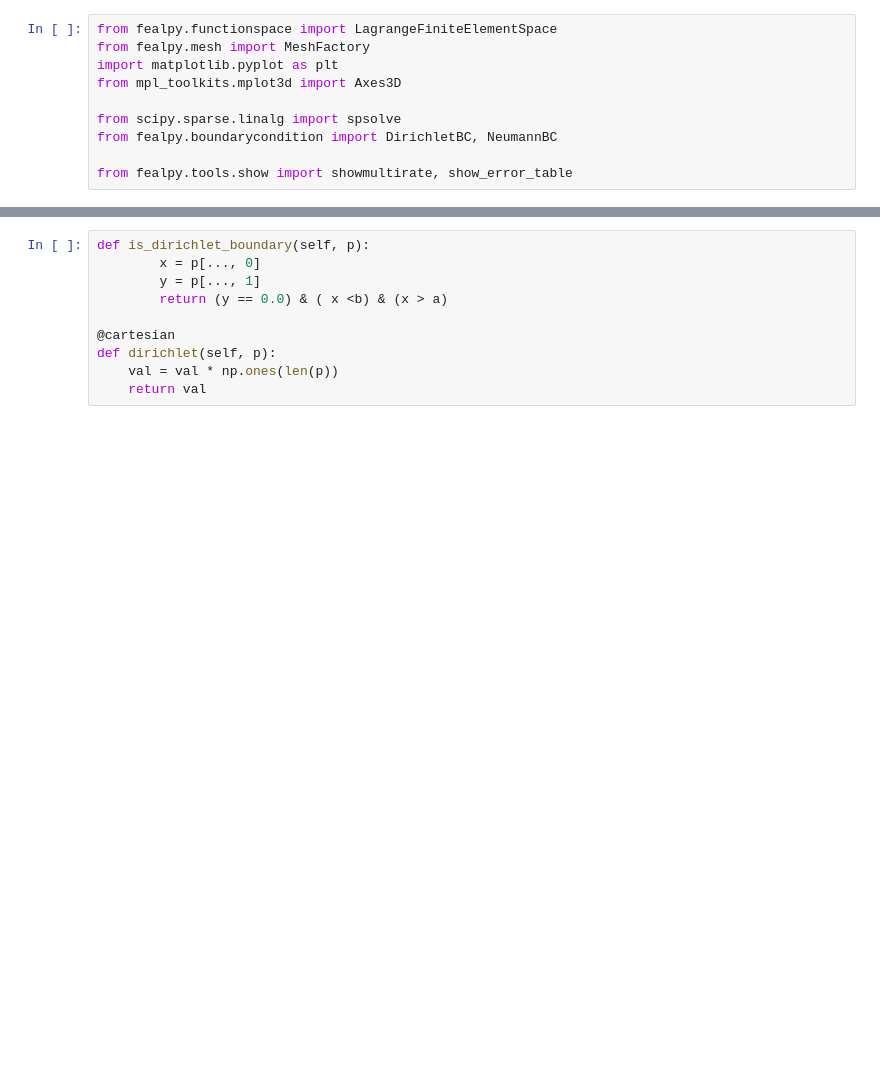
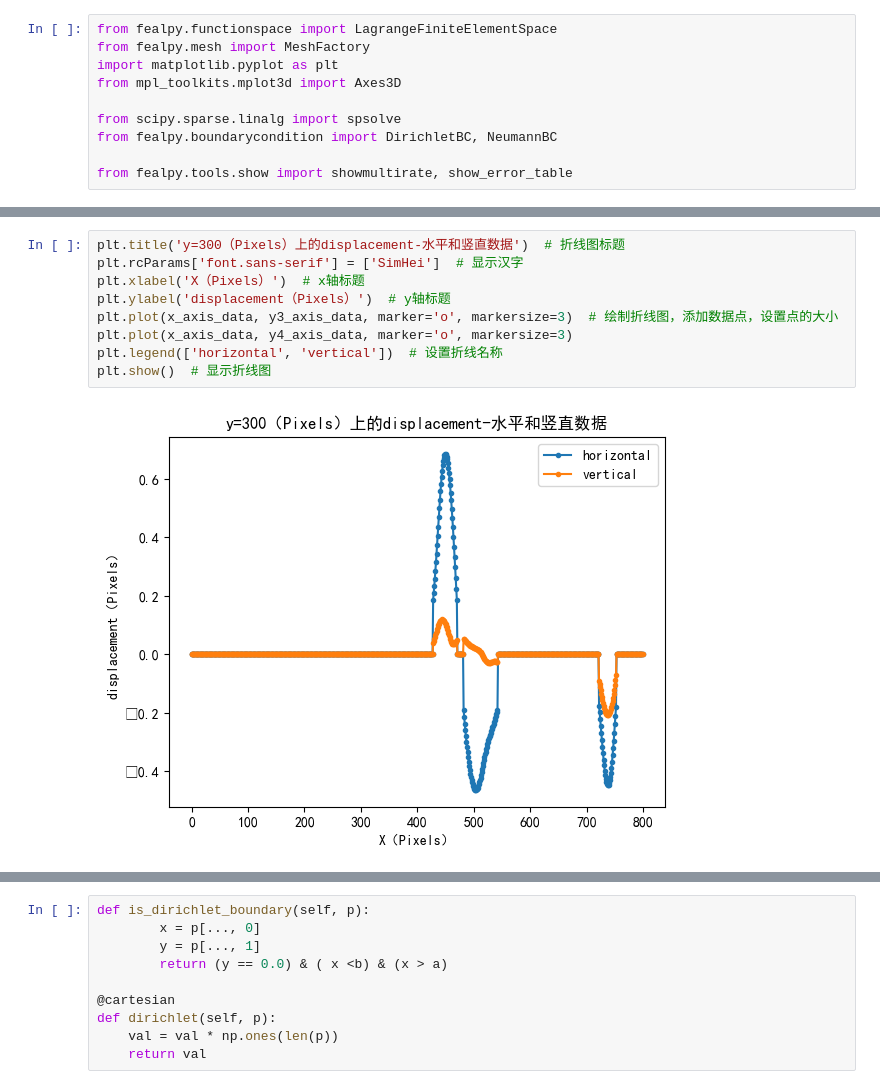
Before and after one commit to synjoker/20210803FDM01, a Jupyter notebook: PDEPOISSONSOLVER copy.ipynb, the cells around one changed output, grey strips where cells are left out. Cells and saved outputs as stored; diff of their text form; blank space fills up the shorter version.

```diff
--- a/PDEPOISSONSOLVER copy.ipynb
+++ b/PDEPOISSONSOLVER copy.ipynb
@@ -10,0 +73,11 @@ from fealpy.tools.show import showmultirate, show_error_table
+# %%
+plt.title('y=300（Pixels）上的displacement-水平和竖直数据')  # 折线图标题
+plt.rcParams['font.sans-serif'] = ['SimHei']  # 显示汉字
+plt.xlabel('X（Pixels）')  # x轴标题
+plt.ylabel('displacement（Pixels）')  # y轴标题
+plt.plot(x_axis_data, y3_axis_data, marker='o', markersize=3)  # 绘制折线图，添加数据点，设置点的大小
+plt.plot(x_axis_data, y4_axis_data, marker='o', markersize=3)
+plt.legend(['horizontal', 'vertical'])  # 设置折线名称
+plt.show()  # 显示折线图
+# %% [output]
+[figure, added]
```
Also changed, not shown: parts of 9 cells of this notebook, 7 other files.
